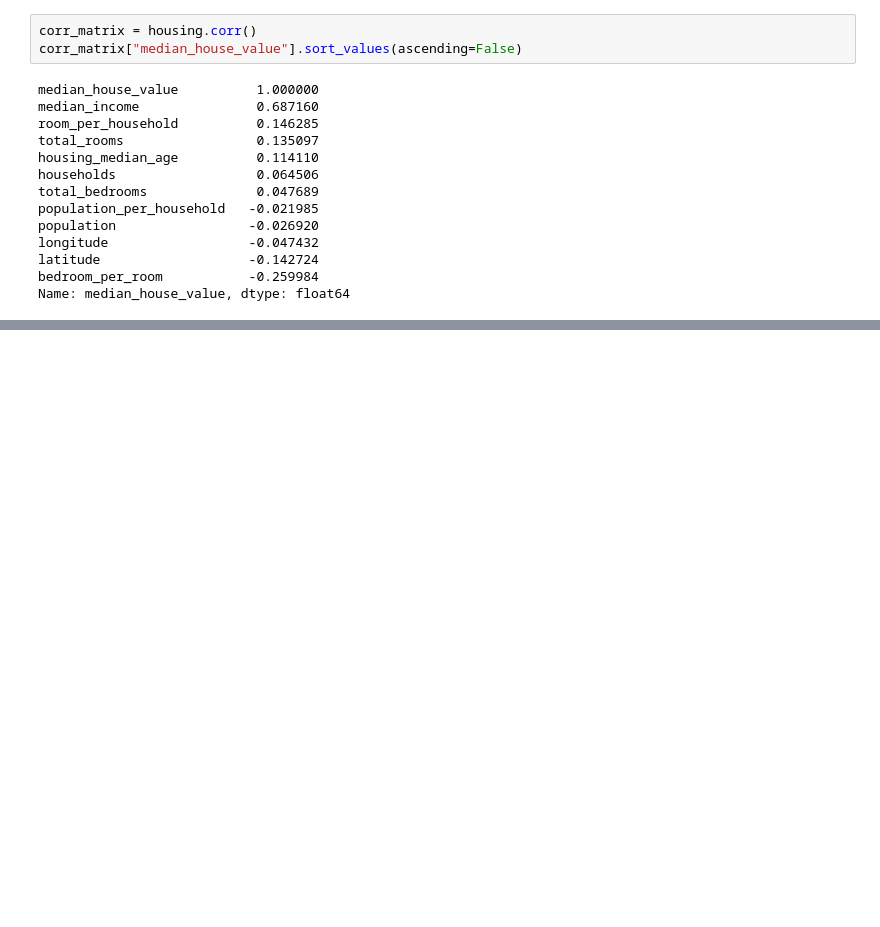
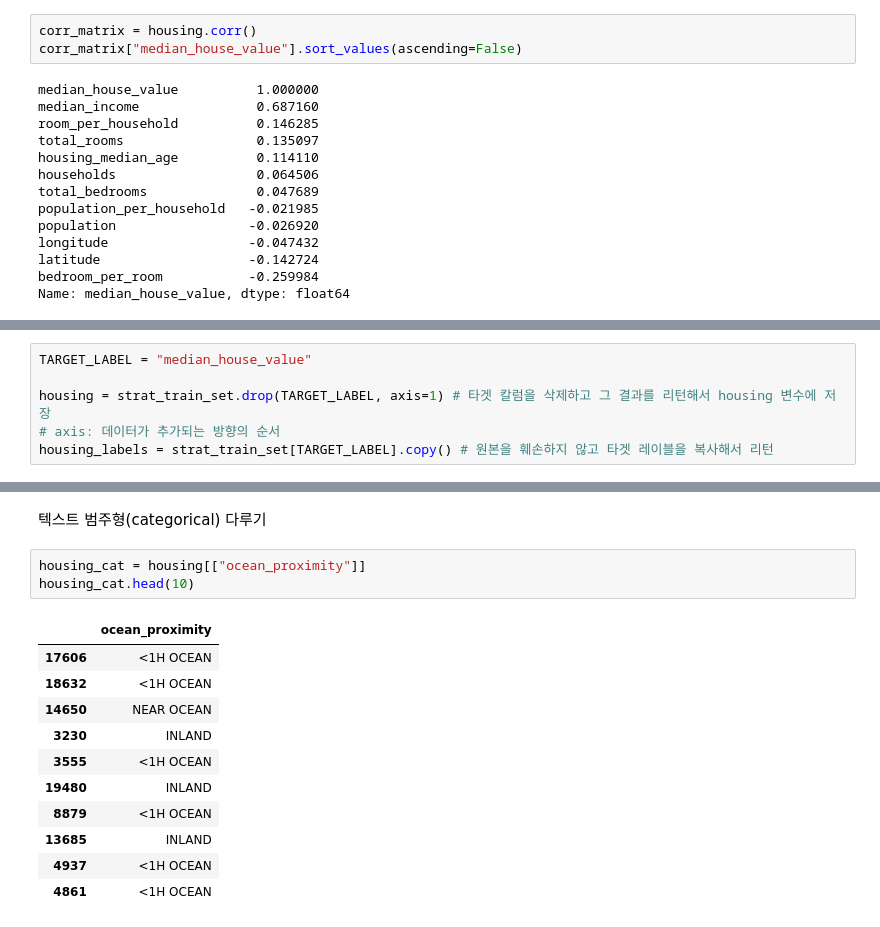
Before and after one commit to wjh818/Data_hwj, a Jupyter notebook: Machine_Learning/1_머신러닝을_위한_데이터_분석과_처리.ipynb, the cells around one changed output, grey strips where cells are left out. Saved outputs shown, nothing was run; the diff lists cells and outputs as text; blank space fills up the shorter version.

```diff
--- a/Machine_Learning/1_머신러닝을_위한_데이터_분석과_처리.ipynb
+++ b/Machine_Learning/1_머신러닝을_위한_데이터_분석과_처리.ipynb
@@ -403,0 +419,6 @@ Name: median_house_value, dtype: float64
+# %%
+TARGET_LABEL = "median_house_value"
+
+housing = strat_train_set.drop(TARGET_LABEL, axis=1) # 타겟 칼럼을 삭제하고 그 결과를 리턴해서 housing 변수에 저장
+# axis: 데이터가 추가되는 방향의 순서
+housing_labels = strat_train_set[TARGET_LABEL].copy() # 원본을 훼손하지 않고 타겟 레이블을 복사해서 리턴
@@ -403,0 +517,17 @@ Name: median_house_value, dtype: float64
+# %% [markdown]
+텍스트 범주형(categorical) 다루기
+# %%
+housing_cat = housing[["ocean_proximity"]]
+housing_cat.head(10)
+# %% [output]
+|  | ocean_proximity |
+| 17606 | <1H OCEAN |
+| 18632 | <1H OCEAN |
+| 14650 | NEAR OCEAN |
+| 3230 | INLAND |
+| 3555 | <1H OCEAN |
+| 19480 | INLAND |
+| 8879 | <1H OCEAN |
+| 13685 | INLAND |
+| 4937 | <1H OCEAN |
+| 4861 | <1H OCEAN |
```
Also changed, not shown: parts of 41 cells of this notebook.
